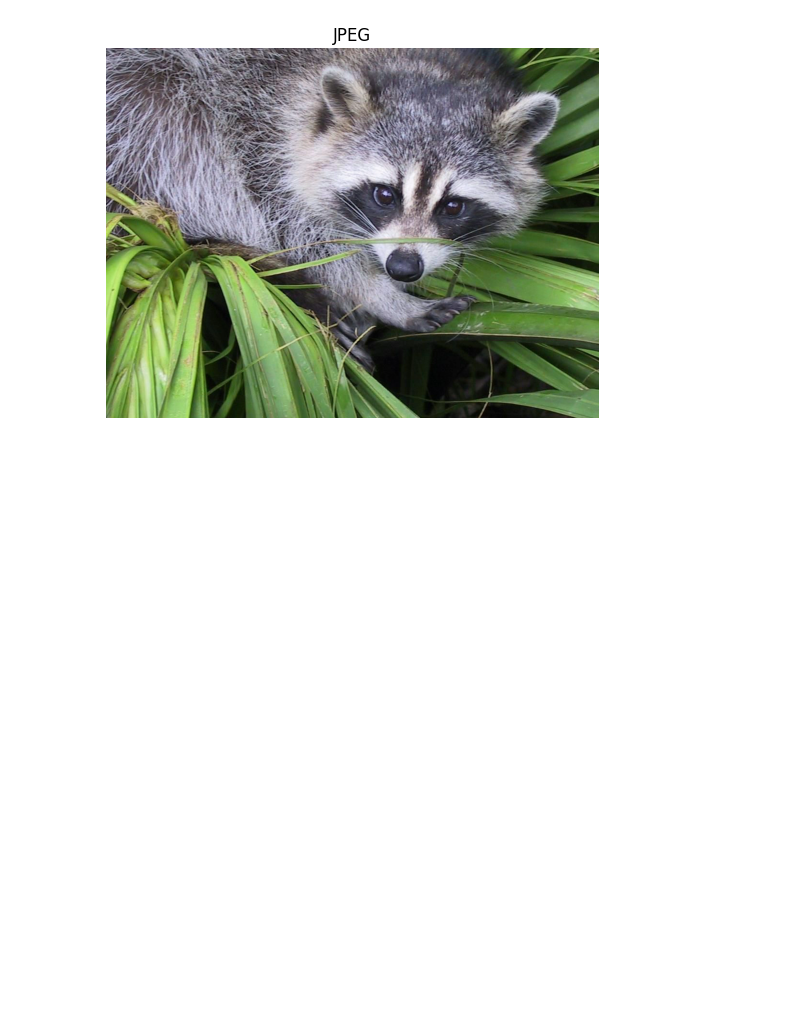
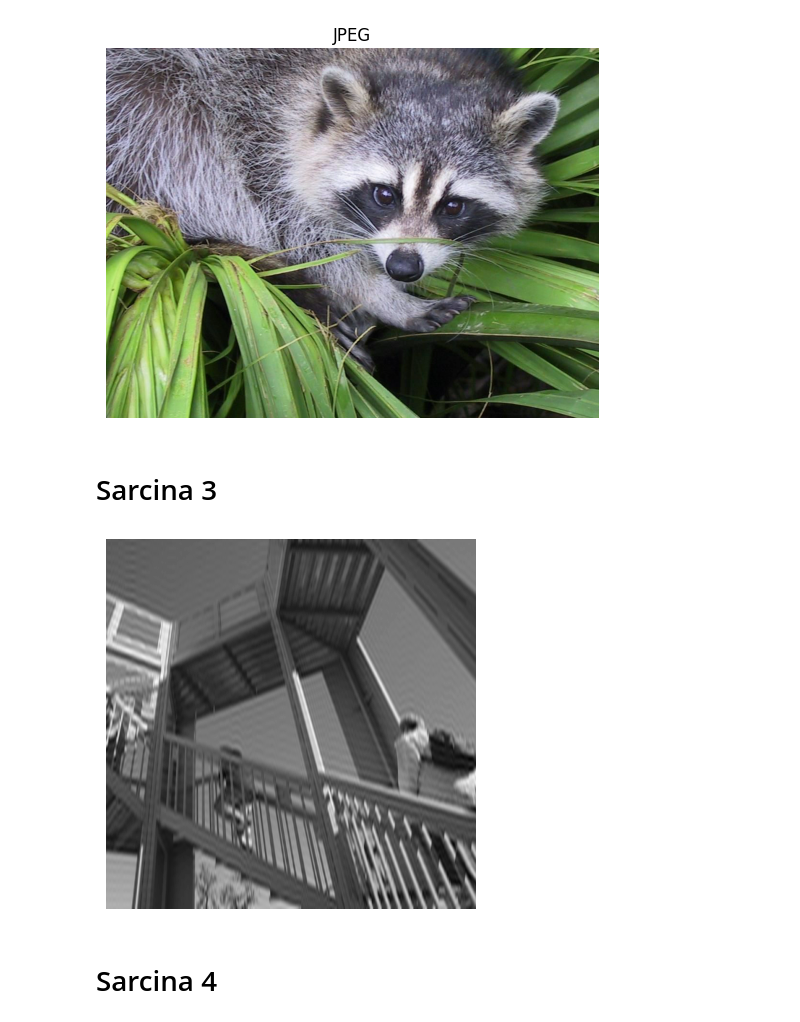
Before and after one commit to superBleep/Procesarea_Semnalelor, a Jupyter notebook: Tema_1_PS/Tema_1_PS.ipynb, the cells around one changed output. Saved outputs shown, nothing was run; the diff lists cells and outputs as text; code cells hidden in the pictures; blank space fills up the shorter version.

```diff
--- a/Tema_1_PS/Tema_1_PS.ipynb
+++ b/Tema_1_PS/Tema_1_PS.ipynb
@@ -283,3 +283,49 @@ plt.show()
 # %% [output]
 Clipping input data to the valid range for imshow with RGB data ([0..1] for floats or [0..255] for integers).
 [figure]
+# %% [markdown]
+# Sarcina 3
+# %%
+def MSE(X, X_c):
+    s = 0
+    nx = X.shape[0]
+    ny = X.shape[1]
+
+    for i in range(nx):
+        for j in range(ny):
+            s += (X[i, j] - X_c[i, j]) ** 2
+
+    return s / (nx * ny)
+# %%
+def compressMSE(X, tresh, rate=1):
+    k = 0
+
+    # Incrementam treptat nr. de frecvente
+    # eliminate, pana cand atingem pragul
+    while True:
+        Y_c = dctn(X).copy()
+        Y_c[k:] = 0
+        X_c = idctn(Y_c)
+
+        if MSE(X, X_c) < tresh or np.isclose(MSE(X, X_c), tresh):
+            return X_c
+        else:
+            # Rata cu care scadem compresia
+            k += rate
+
+            # Am atins numarul maxim de bin-uri
+            # Imaginea intoarsa este necomprimata
+            if k > len(Y_c):
+                return X_c
+# %%
+X = datasets.ascent()
+# %%
+X_c = compressMSE(X, 200)
+
+plt.imshow(X_c, cmap=plt.cm.gray)
+plt.axis('off')
+plt.show()
+# %% [output]
+[figure, added]
+# %% [markdown]
+# Sarcina 4
```
Also changed, not shown: parts of 4 cells of this notebook, 2 other files.
